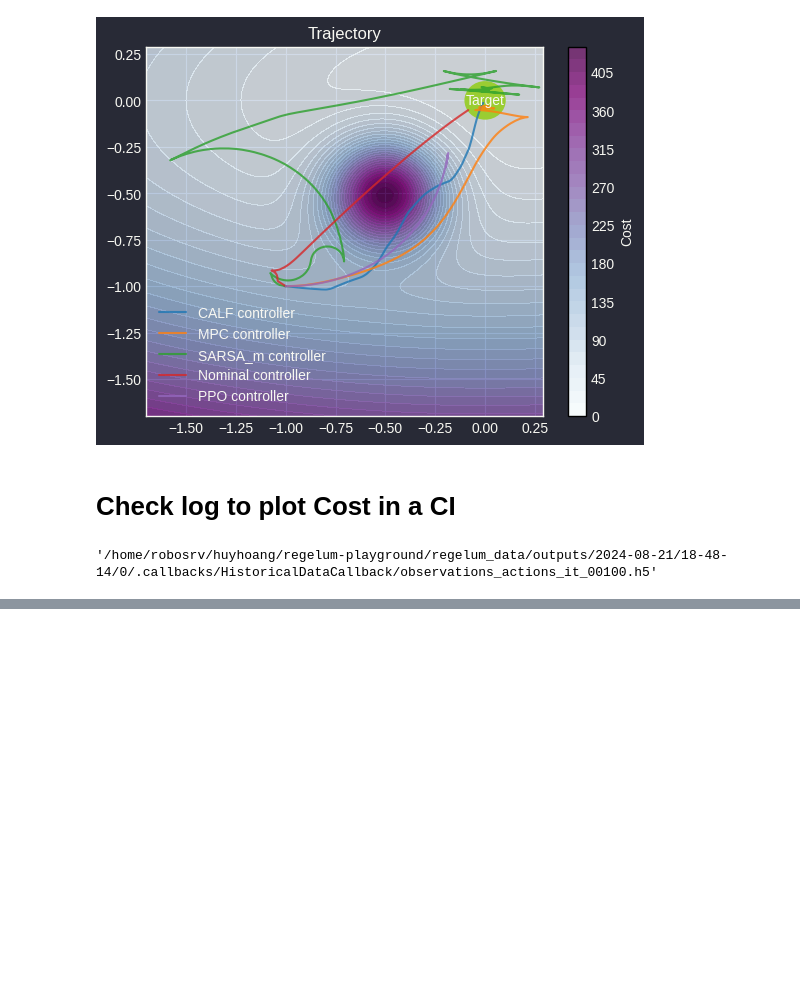
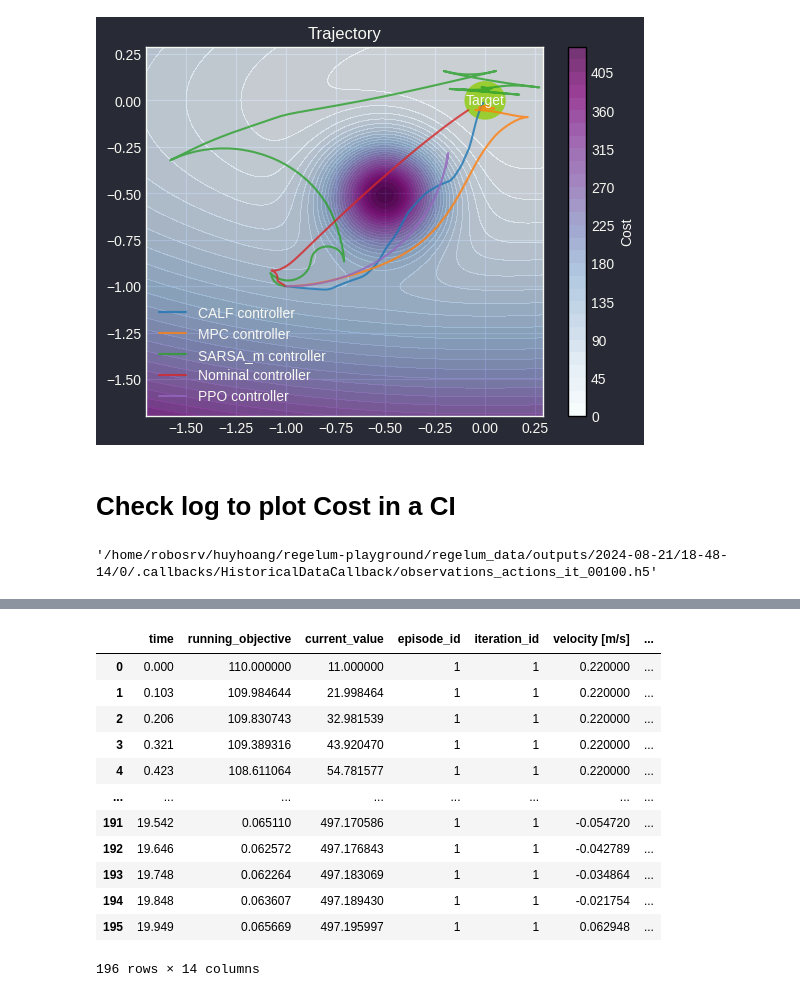
Before and after one commit to thd-research/regelum-playground, a Jupyter notebook: notebooks/check_log_and_compare_objective.ipynb, the cells around one changed output, grey strips where cells are left out. Cells and saved outputs as stored; diff of their text form; code cells hidden in the pictures; blank space fills up the shorter version.

```diff
--- a/notebooks/check_log_and_compare_objective.ipynb
+++ b/notebooks/check_log_and_compare_objective.ipynb
@@ -411,3 +419,20 @@ array(['/home/robosrv/huyhoang/regelum-playground/regelum_data/outputs/2024-08-2
+# %%
+# mpc_df.accumulative_objective.values[-1]
+mpc_df
+# %% [output]
+|  | time | running_objective | current_value | episode_id | iteration_id | velocity [m/s] | ... |
+| 0 | 0.000 | 110.000000 | 11.000000 | 1 | 1 | 0.220000 | ... |
+| 1 | 0.103 | 109.984644 | 21.998464 | 1 | 1 | 0.220000 | ... |
+| 2 | 0.206 | 109.830743 | 32.981539 | 1 | 1 | 0.220000 | ... |
+| 3 | 0.321 | 109.389316 | 43.920470 | 1 | 1 | 0.220000 | ... |
+| 4 | 0.423 | 108.611064 | 54.781577 | 1 | 1 | 0.220000 | ... |
+| ... | ... | ... | ... | ... | ... | ... | ... |
+| 191 | 19.542 | 0.065110 | 497.170586 | 1 | 1 | -0.054720 | ... |
+| 192 | 19.646 | 0.062572 | 497.176843 | 1 | 1 | -0.042789 | ... |
+| 193 | 19.748 | 0.062264 | 497.183069 | 1 | 1 | -0.034864 | ... |
+| 194 | 19.848 | 0.063607 | 497.189430 | 1 | 1 | -0.021754 | ... |
+| 195 | 19.949 | 0.065669 | 497.195997 | 1 | 1 | 0.062948 | ... |
+196 rows × 14 columns
 # %%
 %matplotlib inline
 
```
Also changed, not shown: parts of 11 cells of this notebook.
